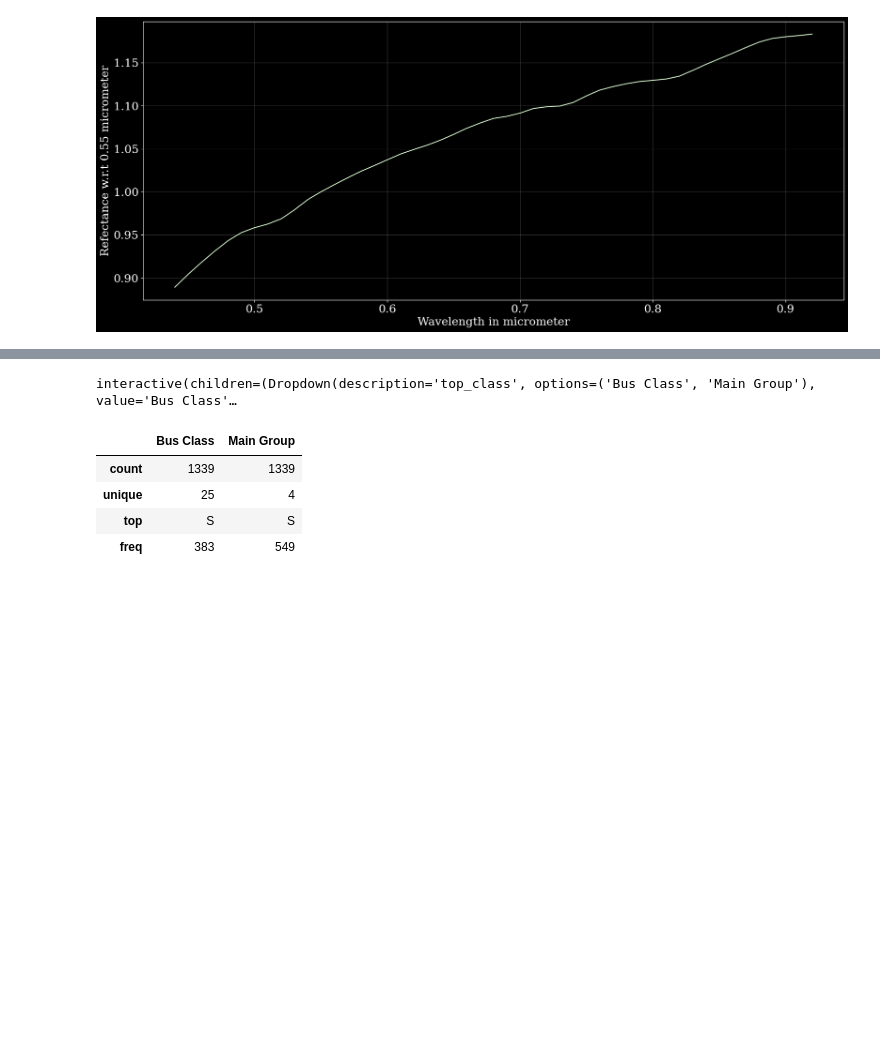
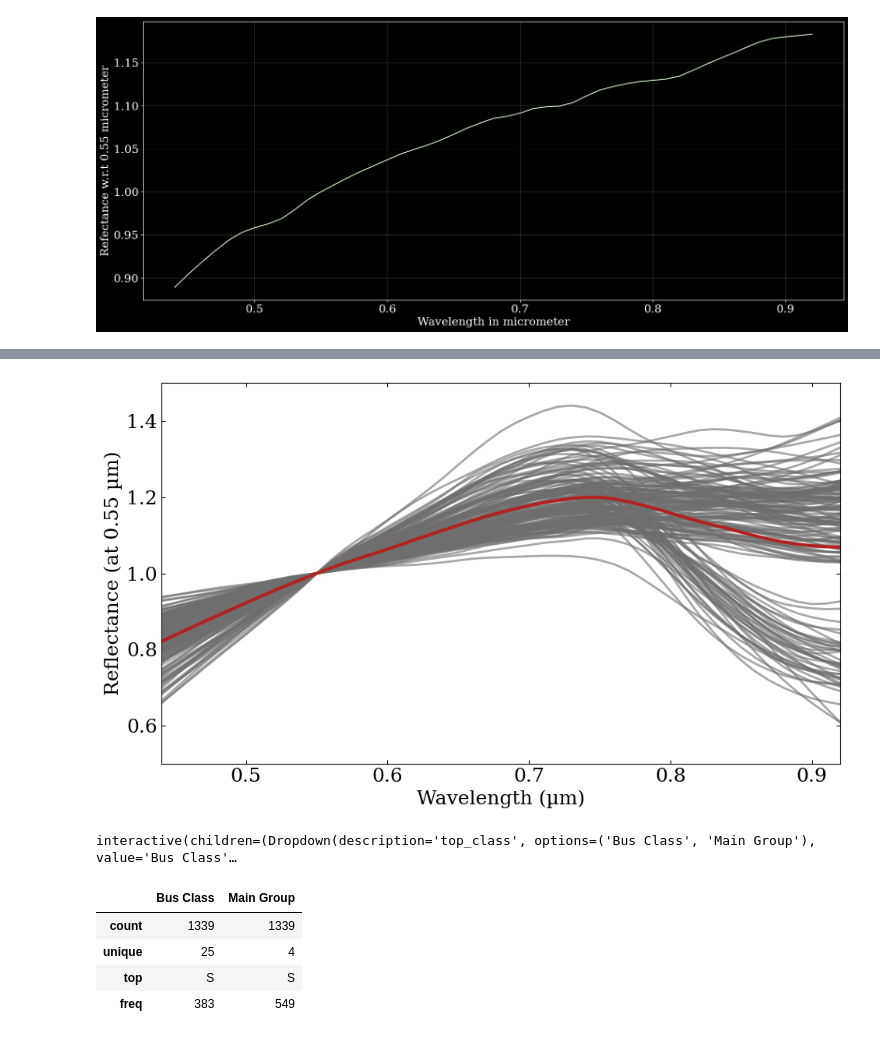
Before and after one commit to RaviRu11d/Asteroid_Spectra_Project, a Jupyter notebook: 04_specta_viewer.ipynb, the cells around one changed output, grey strips where cells are left out. Saved outputs shown, nothing was run; the diff lists cells and outputs as text; code cells hidden in the pictures; blank space fills up the shorter version.

```diff
--- a/04_specta_viewer.ipynb
+++ b/04_specta_viewer.ipynb
@@ -59,3 +59,84 @@ plt.show()
+# %%
+import numpy as np
+import matplotlib.pyplot as plt
+
+# -----------------------------
+# Styling
+# -----------------------------
+plt.style.use("default")
+plt.rc("font", family="serif", size=18)
+
+fig, ax = plt.subplots(figsize=(10, 6))
+
+# -----------------------------
+# Select S-type asteroids
+# -----------------------------
+asteroids_filtered_df = asteroids_df.loc[
+    asteroids_df["Main Group"] == "Other"
+]
+
+# -----------------------------
+# Collect wavelength and spectra
+# -----------------------------
+wavelength = asteroids_filtered_df.iloc[0]["SpectrumDF"]["Wavelength_in_micron"].values
+
+spectra = np.array([
+    row["SpectrumDF"]["Reflectance_norm550nm"].values
+    for _, row in asteroids_filtered_df.iterrows()
+])
+
+# -----------------------------
+# Plot individual spectra (dark grey, thick)
+# -----------------------------
+for spec in spectra:
+    ax.plot(
+        wavelength,
+        spec,
+        color="#6e6e6e",   # dark grey
+        linewidth=2.0,
+        alpha=0.6
+    )
+
+# -----------------------------
+# Plot mean spectrum (red, thicker)
+# -----------------------------
+mean_spec = spectra.mean(axis=0)
+
+ax.plot(
+    wavelength,
+    mean_spec,
+    color="firebrick",
+    linewidth=3.0
+)
+
+# -----------------------------
+# FIX: set axis limits to DATA RANGE
+# -----------------------------
+ax.set_xlim(0.44, 0.92)
+ax.set_ylim(0.5, 1.5)   # adjust if needed
+
+# -----------------------------
+# Axes formatting
+# -----------------------------
+ax.set_xlabel("Wavelength (µm)")
+ax.set_ylabel("Reflectance (at 0.55 µm)")
+
+ax.tick_params(direction="in", top=True, right=True)
+ax.grid(False)
+
+# -----------------------------
+# Save and show
+# -----------------------------
+plt.tight_layout()
+plt.savefig(
+    "Other_type_spectra_darkgray_mean_fixed.png",
+    dpi=300,
+    bbox_inches="tight"
+)
+
+plt.show()
+# %% [output]
+[figure, added]
 # %%
 top_class_widget = ipywidgets.Dropdown(options = ["Bus Class", "Main Group"])
 sub_class_widget = ipywidgets.Dropdown()
```
Also changed, not shown: parts of 1 cell of this notebook, 10 other files.
